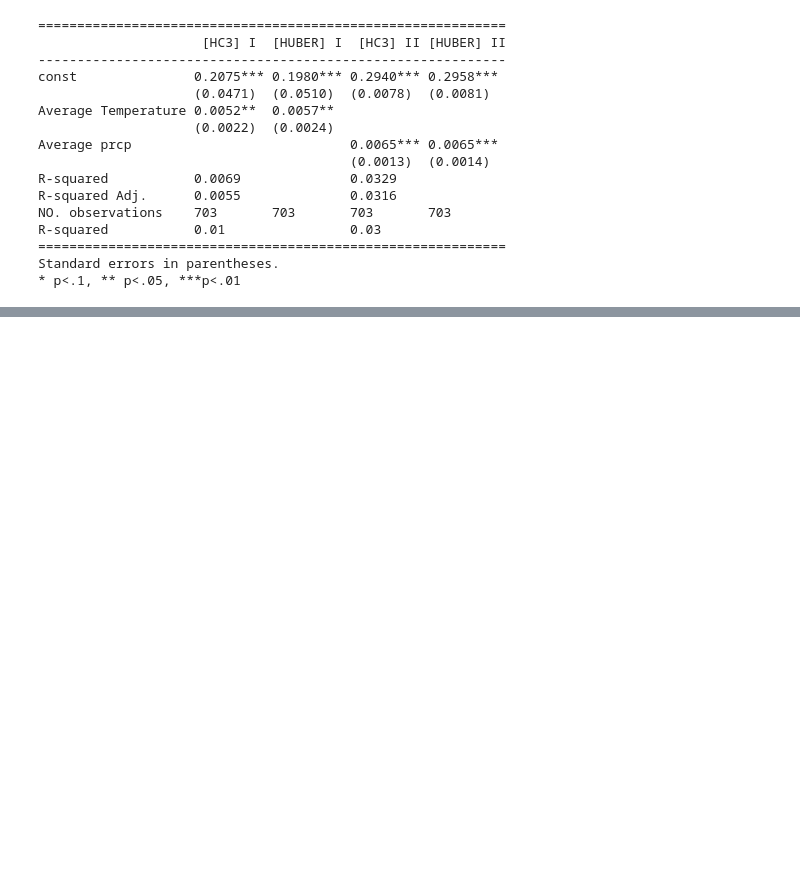
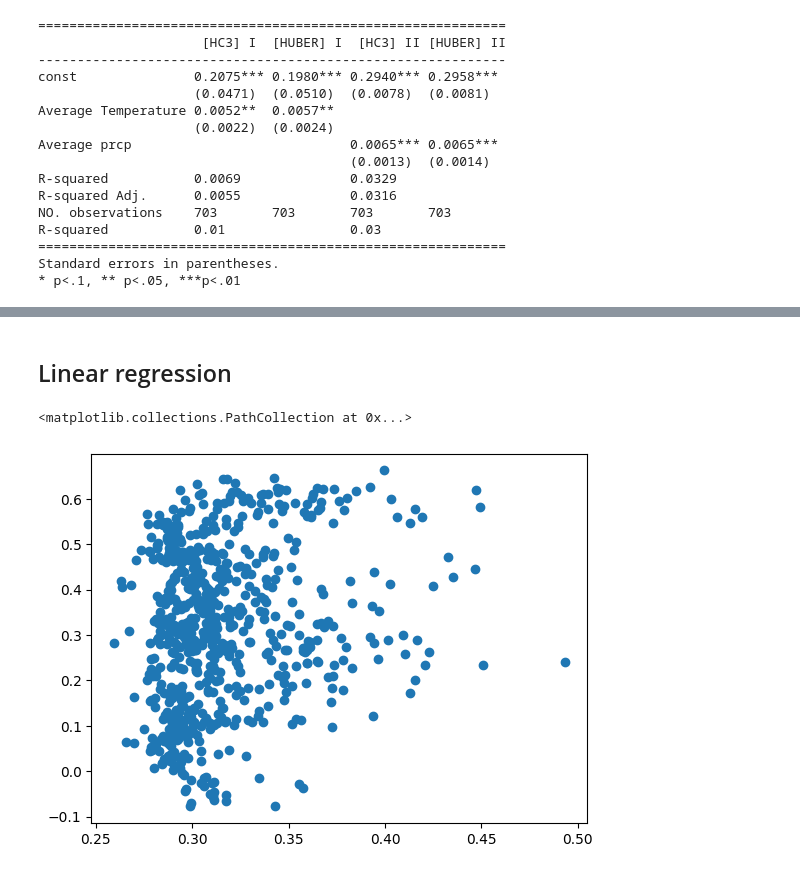
Before and after one commit to maseehfaizan/Project_code, a Jupyter notebook: Master.ipynb, the cells around one changed output, grey strips where cells are left out. Drawn from its saved outputs; the diff is of its cells as text; code cells hidden in the pictures; blank space fills up the shorter version.

```diff
--- a/Master.ipynb
+++ b/Master.ipynb
@@ -534,0 +583,5 @@ Standard errors in parentheses.
+# %%
+main = main.drop(columns=['Volume_y','Extereme'])
+main = main.rename(columns={'Volume_x':'Volume'})
+# %%
+main = main.dropna(subset=['lag_return','cum_lag_return'])
@@ -534,0 +598,12 @@ Standard errors in parentheses.
+# %% [markdown]
+## Linear regression
+# %%
+X = main[['Average Temperature','Average prcp']]
+y = main['cum_lag_return']
+# %%
+lin_model = LinearRegression().fit(X,y)
+lin_pred = lin_model.predict(X)
+plt.scatter(lin_pred,y)
+# %% [output]
+<matplotlib.collections.PathCollection at 0x...>
+[figure, added]
```
Also changed, not shown: parts of 49 cells of this notebook.
